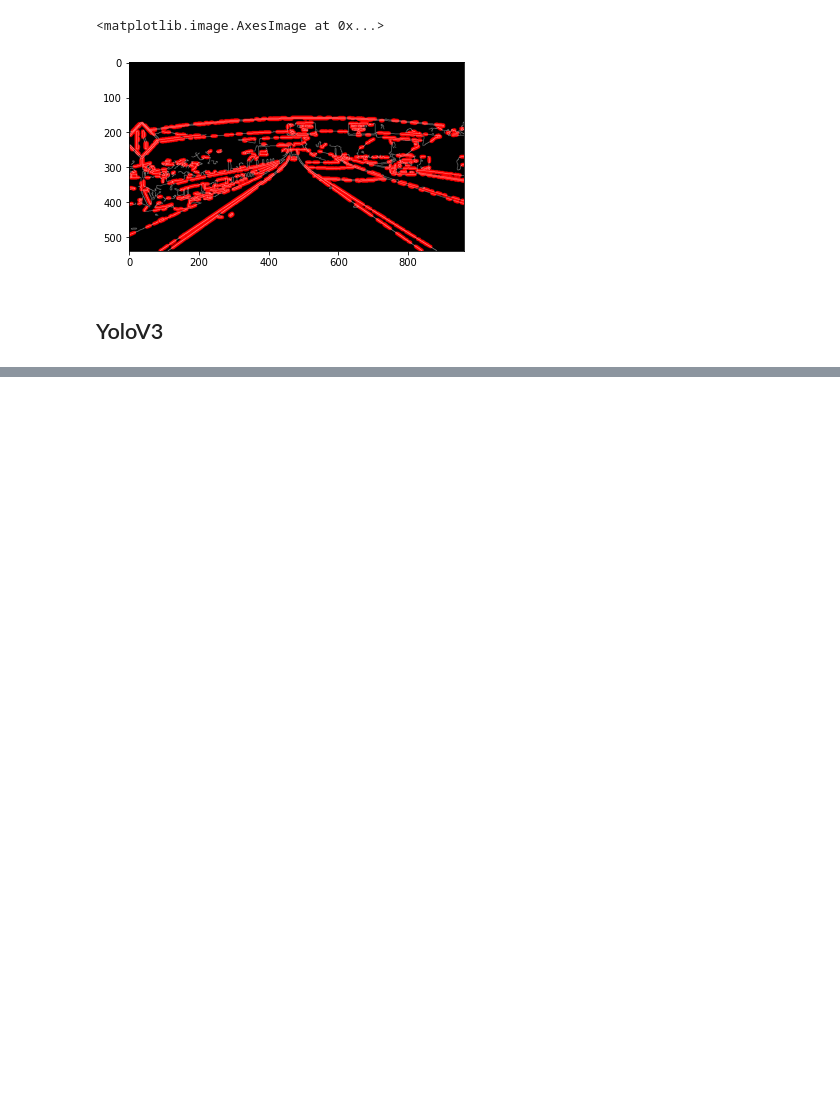
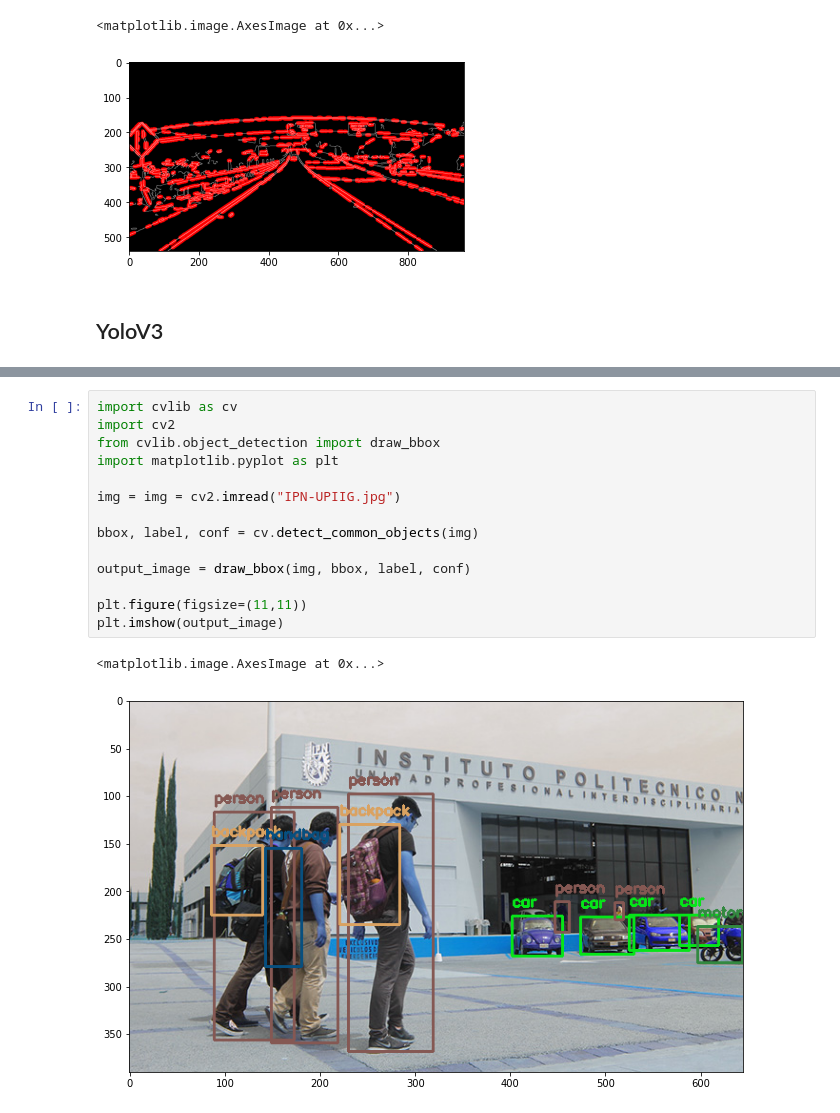
Before and after one commit to juan-ivan-NV/My-learnings, a Jupyter notebook: Intro_nanodegree_self_driving_car/Computer_Vision_Fundamentals.ipynb, the cells around one changed output, grey strips where cells are left out. Drawn from its saved outputs; the diff is of its cells as text; blank space fills up the shorter version.

Commit message:
cblib object recognition

```diff
--- a/Intro_nanodegree_self_driving_car/Computer_Vision_Fundamentals.ipynb
+++ b/Intro_nanodegree_self_driving_car/Computer_Vision_Fundamentals.ipynb
@@ -353,0 +354,17 @@ Results saved to runs/detect/exp6
+# %%
+import cvlib as cv
+import cv2
+from cvlib.object_detection import draw_bbox
+import matplotlib.pyplot as plt
+
+img = img = cv2.imread("IPN-UPIIG.jpg")
+
+bbox, label, conf = cv.detect_common_objects(img)
+
+output_image = draw_bbox(img, bbox, label, conf)
+
+plt.figure(figsize=(11,11))
+plt.imshow(output_image)
+# %% [output]
+<matplotlib.image.AxesImage at 0x...>
+[figure, added]
```
Also changed, not shown: parts of 5 cells of this notebook, 1 other file.
